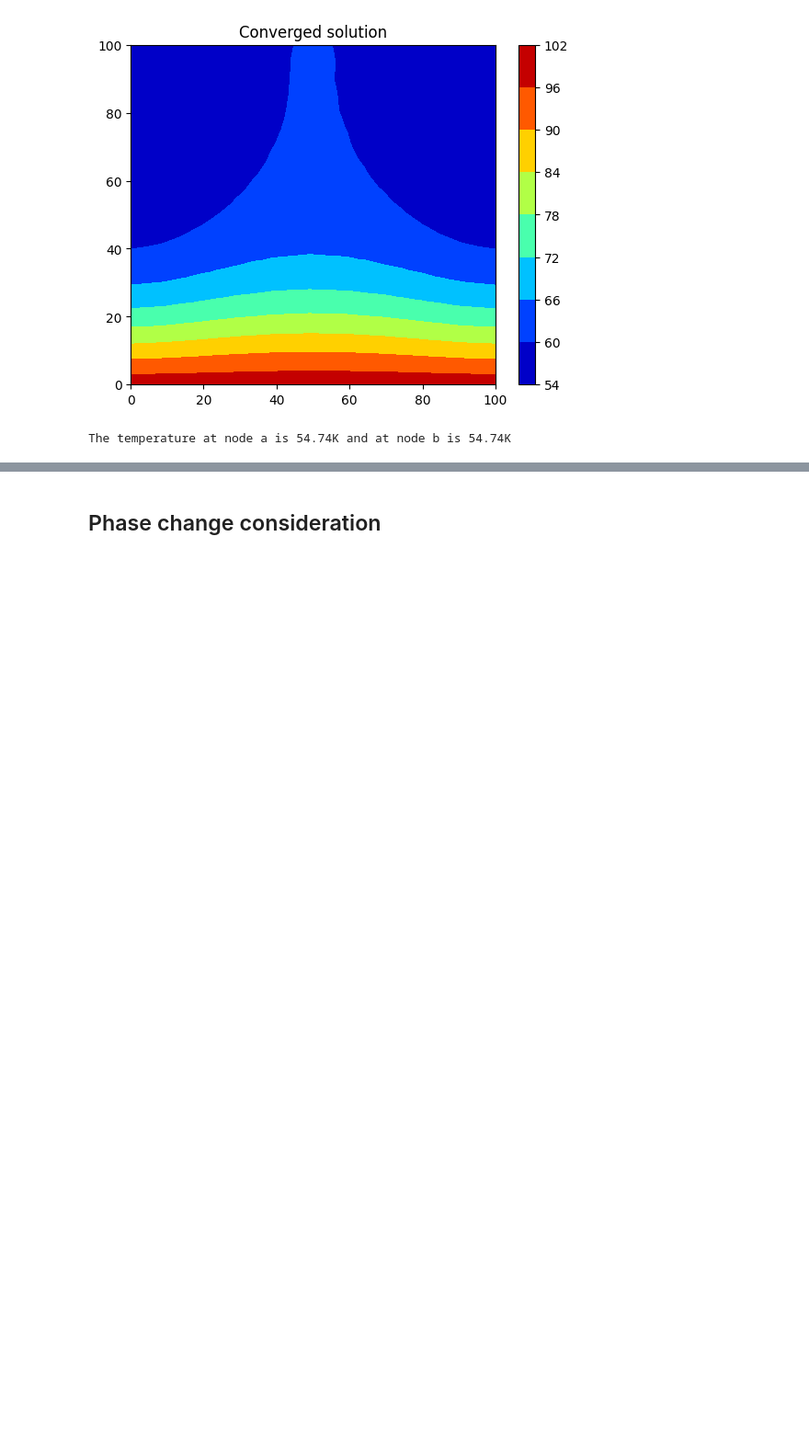
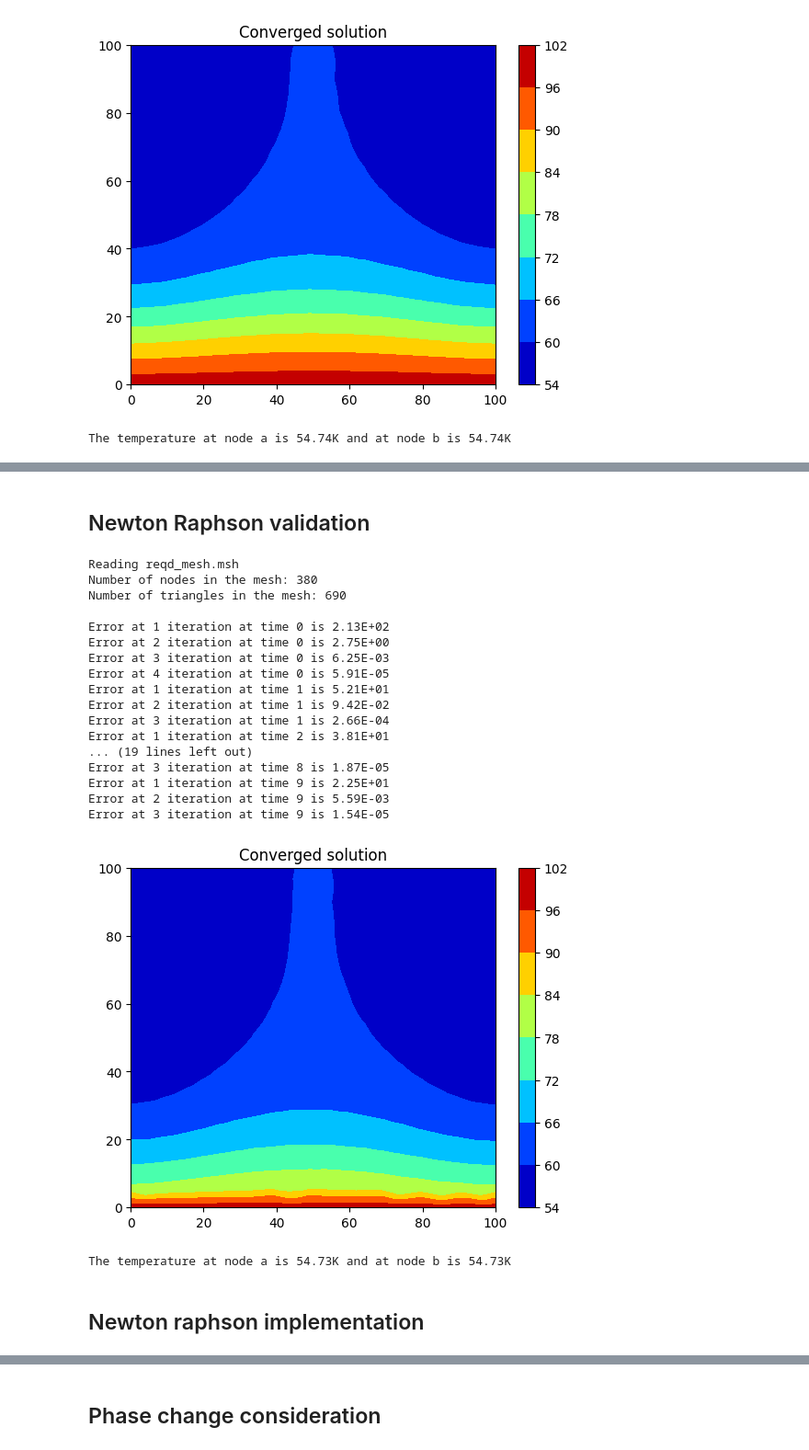
Before and after one commit to me21b172/ME5204-Project, a Jupyter notebook: Final_code.ipynb, the cells around one changed output, grey strips where cells are left out. Shown at 92% size. Saved outputs shown, nothing was run; the diff lists cells and outputs as text; code cells hidden in the pictures; blank space fills up the shorter version.

Commit message:
Initial draft for the new branch with transient analysis using newton raphson

```diff
--- a/Final_code.ipynb
+++ b/Final_code.ipynb
@@ -121,0 +109,2 @@ gc.collect()
+# %% [markdown]
+## Newton Raphson validation
@@ -121,0 +114,36 @@ gc.collect()
+# %%
+mesh_size_factor = 3
+filename = f"square_{mesh_size_factor}.msh"
+nodecoords,ele_con = createMesh(geo_file='squareDomain.geo',
+                                msf_all=mesh_size_factor)
+soln3 = nr_sq(nodecoords,ele_con)
+T_b = 273+50
+theta_init = np.zeros((nodecoords.shape[0],1))+T_b
+theta_final = nr_iterative_sq(soln3,nodecoords,ele_con,theta_init)
+# %% [output]
+Reading reqd_mesh.msh
+Number of nodes in the mesh: 380
+Number of triangles in the mesh: 690
+
+Error at 1 iteration at time 0 is 2.13E+02
+Error at 2 iteration at time 0 is 2.75E+00
+Error at 3 iteration at time 0 is 6.25E-03
+Error at 4 iteration at time 0 is 5.91E-05
+Error at 1 iteration at time 1 is 5.21E+01
+Error at 2 iteration at time 1 is 9.42E-02
+Error at 3 iteration at time 1 is 2.66E-04
+Error at 1 iteration at time 2 is 3.81E+01
+... (19 lines left out)
+Error at 3 iteration at time 8 is 1.87E-05
+Error at 1 iteration at time 9 is 2.25E+01
+Error at 2 iteration at time 9 is 5.59E-03
+Error at 3 iteration at time 9 is 1.54E-05
+[figure, added]
+# %%
+Ta = theta_final[np.where((nodecoords[:,0] == 0) * (nodecoords[:,1] == 100)) [0][0]]-273
+Tb = theta_final[np.where((nodecoords[:,0] == 100) * (nodecoords[:,1] == 100)) [0][0]]-273
+print(f"The temperature at node a is {Ta[0]:.2f}K and at node b is {Tb[0]:.2f}K")
+# %% [output]
+The temperature at node a is 54.73K and at node b is 54.73K
+# %% [markdown]
+## Newton raphson implementation
```
Also changed, not shown: parts of 30 cells of this notebook, 7 other files.
